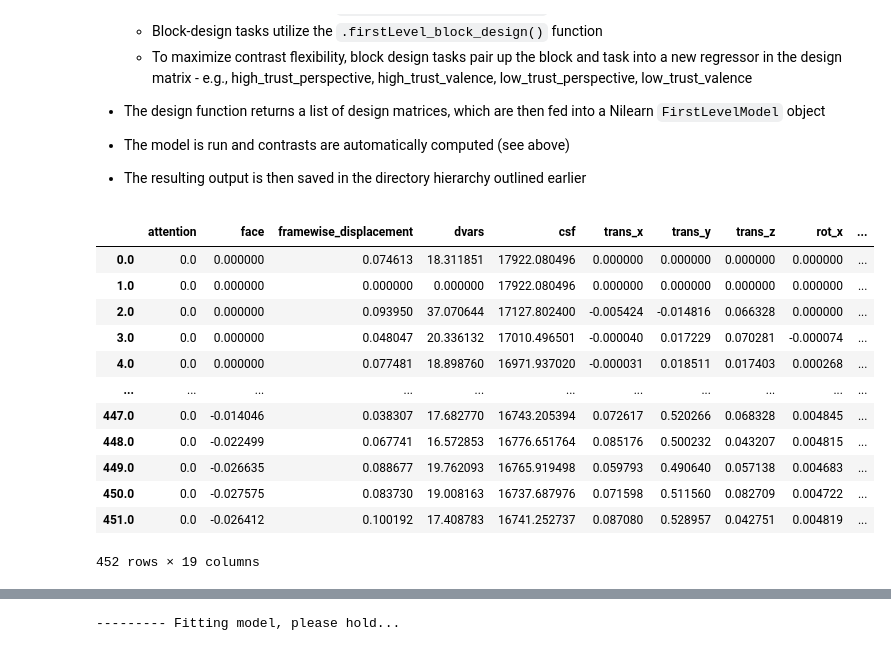
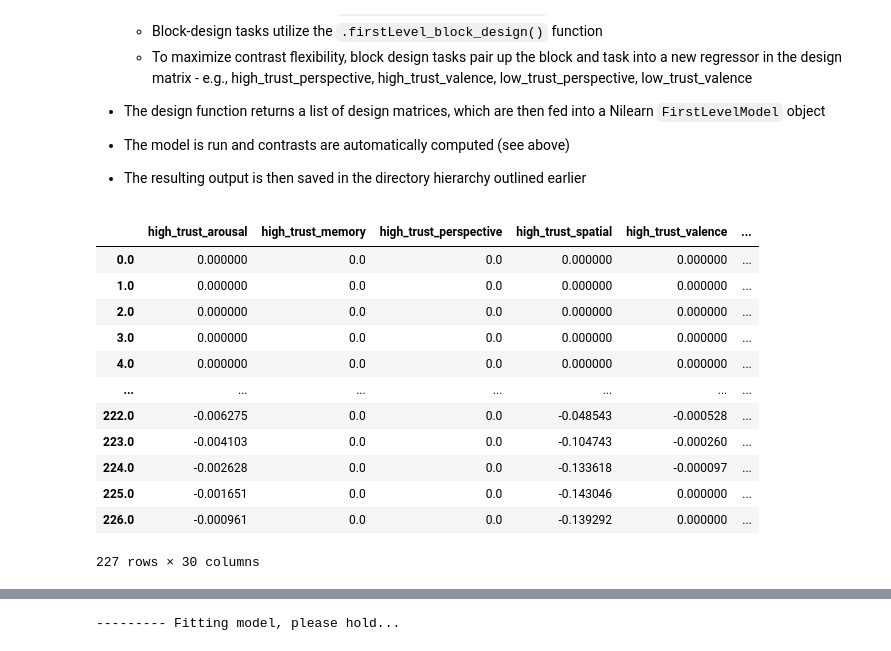
Before and after one commit to IanRFerguson/scp-fmri-analysis-2019, a Jupyter notebook: demo/demo-subject_level.ipynb, the cells around one changed output, grey strips where cells are left out. Drawn from its saved outputs; the diff is of its cells as text; code cells hidden in the pictures.

```diff
--- a/demo/demo-subject_level.ipynb
+++ b/demo/demo-subject_level.ipynb
@@ -25,7 +25,7 @@ except:
 ### Instantiating an SCP_Sub object
 # %%
 from communities import SCP_Sub
-sub = SCP_Sub('01024', 'faces', suppress=False)
+sub = SCP_Sub('01024', 'stressbuffer', suppress=False)
 # %% [output]
 {
     "Subject ID": "01024",
@@ -147,20 +163,20 @@ We achieve first-level model estimation in two steps:
 
 * The resulting output is then saved in the directory hierarchy outlined earlier
 # %%
-dm = sub.firstLevel_event_design()
+dm = sub.firstLevel_block_design()
 
 dm[0]
 # %% [output]
-|  | attention | face | framewise_displacement | dvars | csf | trans_x | trans_y | trans_z | rot_x | ... |
-| 0.0 | 0.0 | 0.000000 | 0.074613 | 18.311851 | 17922.080496 | 0.000000 | 0.000000 | 0.000000 | 0.000000 | ... |
-| 1.0 | 0.0 | 0.000000 | 0.000000 | 0.000000 | 17922.080496 | 0.000000 | 0.000000 | 0.000000 | 0.000000 | ... |
-| 2.0 | 0.0 | 0.000000 | 0.093950 | 37.070644 | 17127.802400 | -0.005424 | -0.014816 | 0.066328 | 0.000000 | ... |
-| 3.0 | 0.0 | 0.000000 | 0.048047 | 20.336132 | 17010.496501 | -0.000040 | 0.017229 | 0.070281 | -0.000074 | ... |
-| 4.0 | 0.0 | 0.000000 | 0.077481 | 18.898760 | 16971.937020 | -0.000031 | 0.018511 | 0.017403 | 0.000268 | ... |
-| ... | ... | ... | ... | ... | ... | ... | ... | ... | ... | ... |
-| 447.0 | 0.0 | -0.014046 | 0.038307 | 17.682770 | 16743.205394 | 0.072617 | 0.520266 | 0.068328 | 0.004845 | ... |
-| 448.0 | 0.0 | -0.022499 | 0.067741 | 16.572853 | 16776.651764 | 0.085176 | 0.500232 | 0.043207 | 0.004815 | ... |
-| 449.0 | 0.0 | -0.026635 | 0.088677 | 19.762093 | 16765.919498 | 0.059793 | 0.490640 | 0.057138 | 0.004683 | ... |
-| 450.0 | 0.0 | -0.027575 | 0.083730 | 19.008163 | 16737.687976 | 0.071598 | 0.511560 | 0.082709 | 0.004722 | ... |
-| 451.0 | 0.0 | -0.026412 | 0.100192 | 17.408783 | 16741.252737 | 0.087080 | 0.528957 | 0.042751 | 0.004819 | ... |
+|  | high_trust_arousal | high_trust_memory | high_trust_perspective | high_trust_spatial | high_trust_valence | ... |
+| 0.0 | 0.000000 | 0.0 | 0.0 | 0.000000 | 0.000000 | ... |
+| 1.0 | 0.000000 | 0.0 | 0.0 | 0.000000 | 0.000000 | ... |
+| 2.0 | 0.000000 | 0.0 | 0.0 | 0.000000 | 0.000000 | ... |
+| 3.0 | 0.000000 | 0.0 | 0.0 | 0.000000 | 0.000000 | ... |
+| 4.0 | 0.000000 | 0.0 | 0.0 | 0.000000 | 0.000000 | ... |
+| ... | ... | ... | ... | ... | ... | ... |
+| 222.0 | -0.006275 | 0.0 | 0.0 | -0.048543 | -0.000528 | ... |
+| 223.0 | -0.004103 | 0.0 | 0.0 | -0.104743 | -0.000260 | ... |
+| 224.0 | -0.002628 | 0.0 | 0.0 | -0.133618 | -0.000097 | ... |
+| 225.0 | -0.001651 | 0.0 | 0.0 | -0.143046 | 0.000000 | ... |
+| 226.0 | -0.000961 | 0.0 | 0.0 | -0.139292 | 0.000000 | ... |
-452 rows × 19 columns
+227 rows × 30 columns
```
Also changed, not shown: parts of 12 cells of this notebook.
